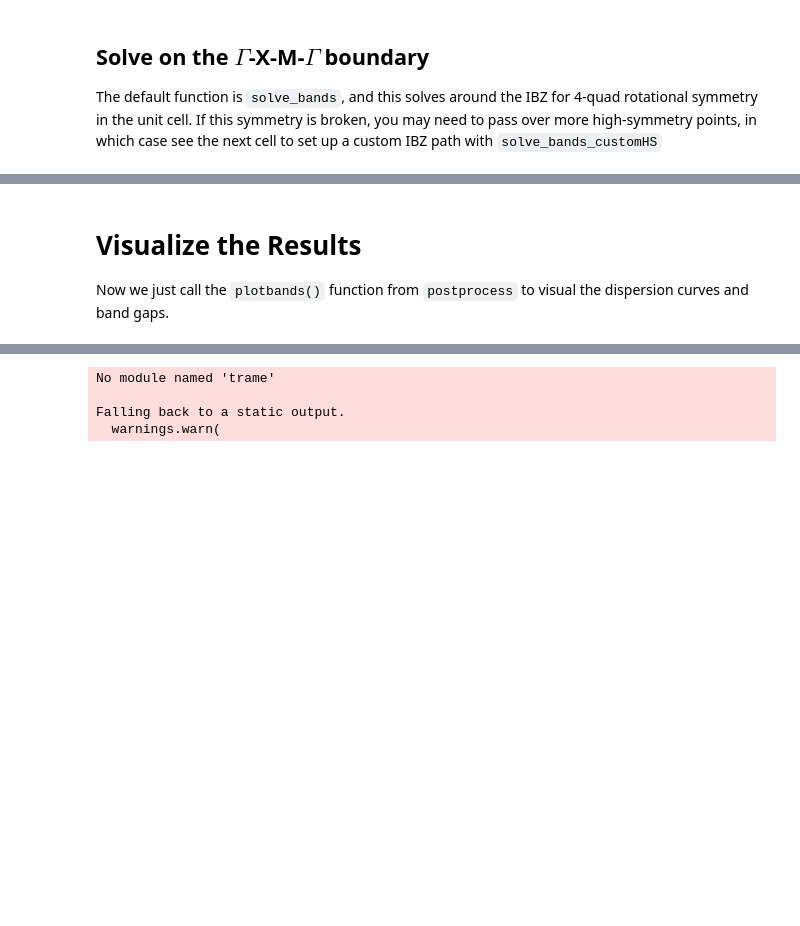
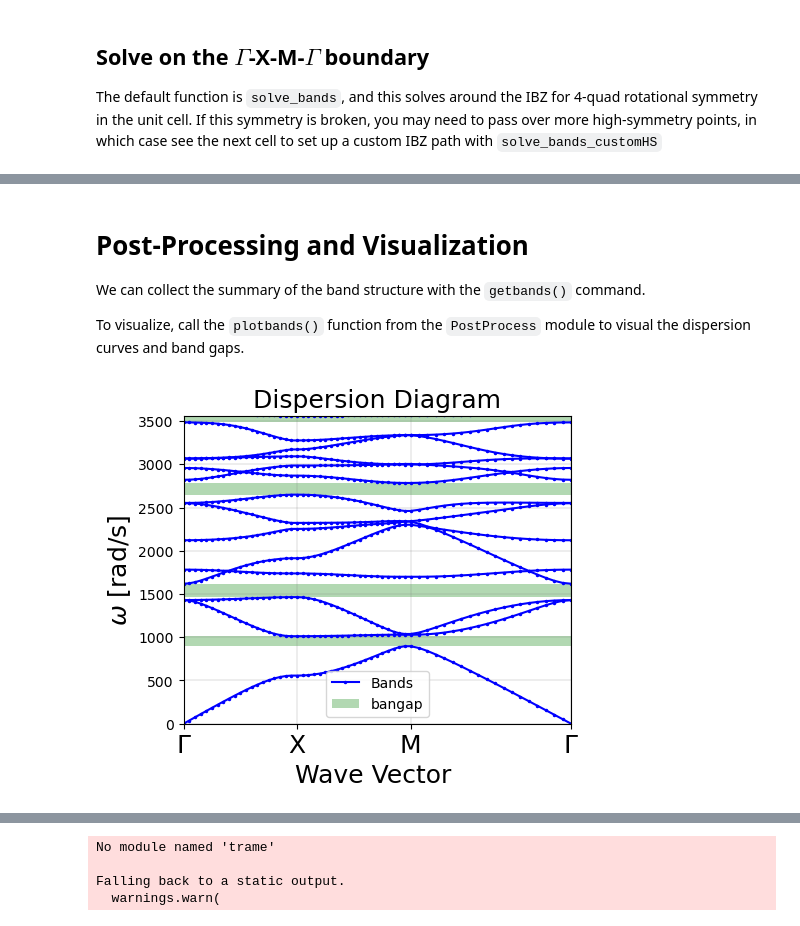
Before and after one commit to jtempelman95/fenonics, a Jupyter notebook: RepoCodes/real_build/TutorialNotebook.ipynb, the cells around one changed output, grey strips where cells are left out. Cells and saved outputs as stored; diff of their text form; code cells hidden in the pictures; blank space fills up the shorter version.

```diff
--- a/RepoCodes/real_build/TutorialNotebook.ipynb
+++ b/RepoCodes/real_build/TutorialNotebook.ipynb
@@ -182,3 +165,12 @@ T total....7.091
 # %% [markdown]
-# Visualize the Results
-Now we just call the `plotbands()` function from `postprocess` to visual the dispersion curves and band gaps.
+# Post-Processing and Visualization
+
+We can collect the summary of the band structure with the `getbands()` command.
+
+To visualize, call the `plotbands()` function from the `PostProcess` module to visual the dispersion curves and band gaps.
+# %%
+bgnrm, gapwidths, gaps, lowbounds, highbounds = getbands(np.array(evals_disp))
+plt = plotbands(np.array(evals_disp))
+plt.show()
+# %% [output]
+[figure, added]
```
Also changed, not shown: parts of 17 cells of this notebook, 4 other files.
